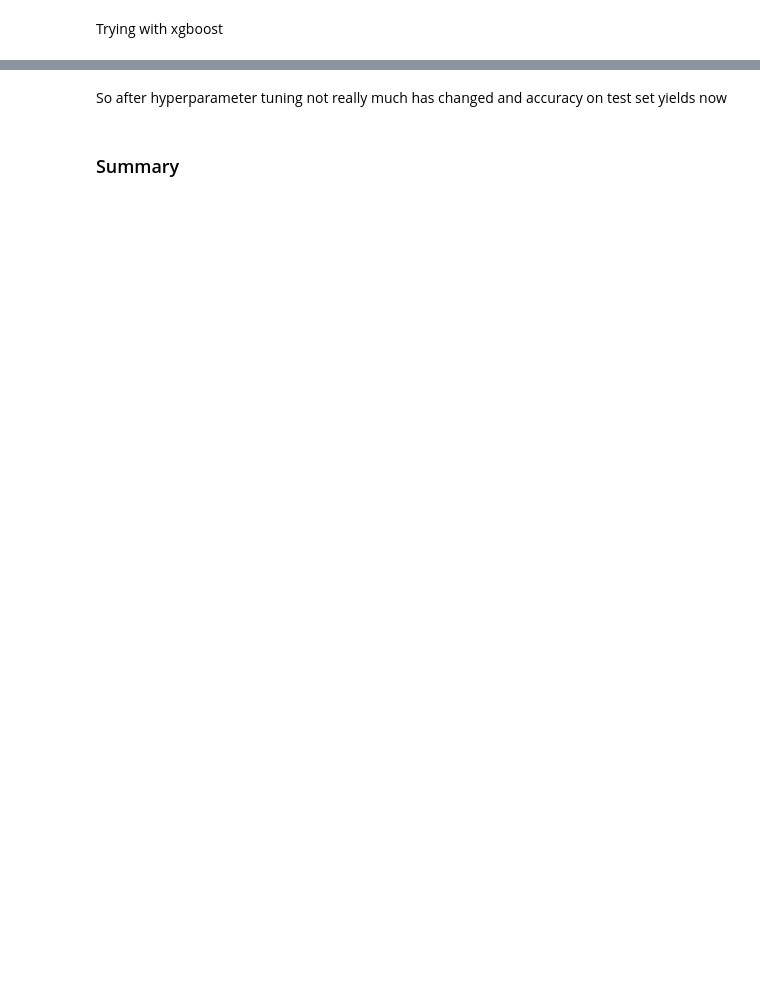
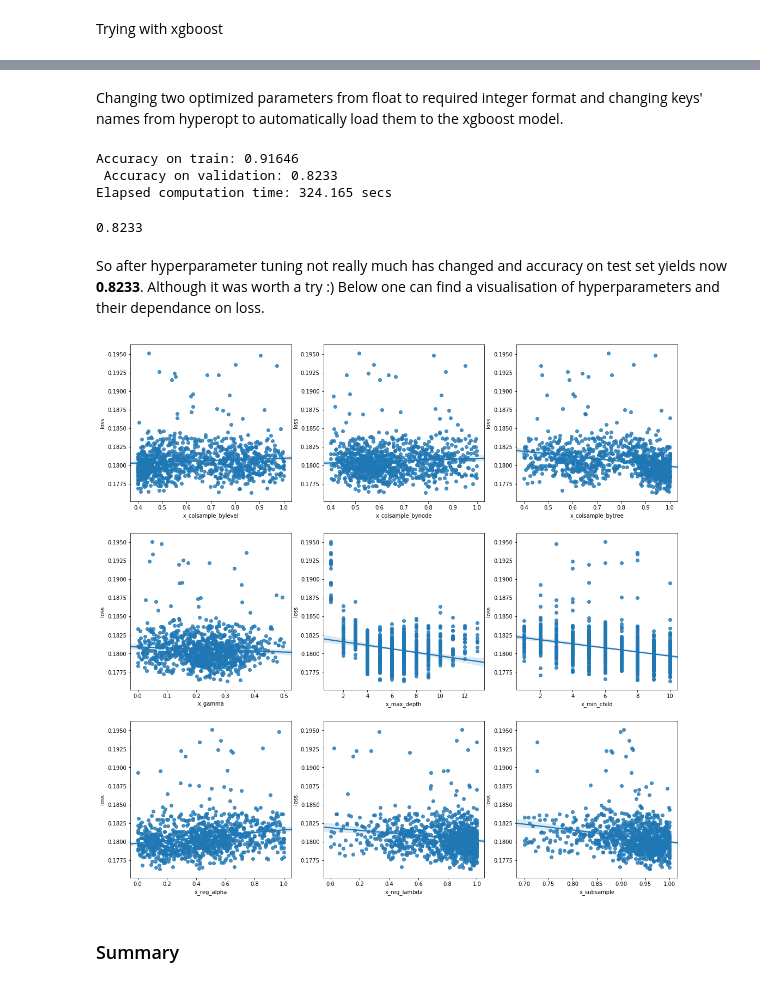
Before and after one commit to freefeynman123/CIFAR-10, a Jupyter notebook: report_cifar_backup.ipynb, the cells around one changed output, grey strips where cells are left out. Drawn from its saved outputs; the diff is of its cells as text; code cells hidden in the pictures; blank space fills up the shorter version.

```diff
--- a/report_cifar_backup.ipynb
+++ b/report_cifar_backup.ipynb
@@ -542,0 +463,5 @@ best = fmin(fn=objective,
+# %%
+best = pickle.load(open('saved_files/best.pickle', 'rb'))
+trials = pickle.load(open('saved_files/trials.pickle', 'rb'))
+# %% [markdown]
+Changing two optimized parameters from float to required integer format and changing keys' names from hyperopt to automatically load them to the xgboost model.
@@ -543,4 +473,34 @@ best = fmin(fn=objective,
+# %%
+xgb_sk(xgb.XGBClassifier(**best), codes_umap_50_features, Y_train_val, codes_umap_50_features_test, Y_test)
+# %% [output]
+Accuracy on train: 0.91646
+ Accuracy on validation: 0.8233
+Elapsed computation time: 324.165 secs
+0.8233
 # %% [markdown]
-So after hyperparameter tuning not really much has changed and accuracy on test set yields now
+So after hyperparameter tuning not really much has changed and accuracy on test set yields now **0.8233**. Although it was worth a try :) Below one can find a visualisation of hyperparameters and their dependance on loss.
+# %%
+values = [key for key in list(trials)[0]['misc']['vals'].keys()]
+
+loss_all = [x['result']['loss'] for x in list(trials)]
+params_all = [[x['misc']['vals'][y][0] for x in list(trials)] for y in values]
+
+params_hyperopt_df = pd.DataFrame([*params_all, loss_all]).T
+params_hyperopt_df.columns = [*values, 'loss']
+
+fig, axes = plt.subplots(ncols=3, nrows=3, figsize=(18,18))
+axes = axes.flatten()
+plot_type = 'regplot'
+for idx, ax in enumerate(axes):
+    ax.ticklabel_format(style='sci')
+    plt.sca(ax)
+    try:
+        getattr(sns, plot_type)(x=values[idx], y = 'loss', data=params_hyperopt_df)
+        ax.ticklabel_format(style='scientific', scilimits=(-3,3))
+    except AttributeError:
+        print("Try different type of plot")
+        raise AttributeError
+# %% [output]
+[figure, added]
 # %% [markdown]
-### Summary
+### Summary <a name='summary'></a>
```
Also changed, not shown: parts of 54 cells of this notebook, 4 other files.
